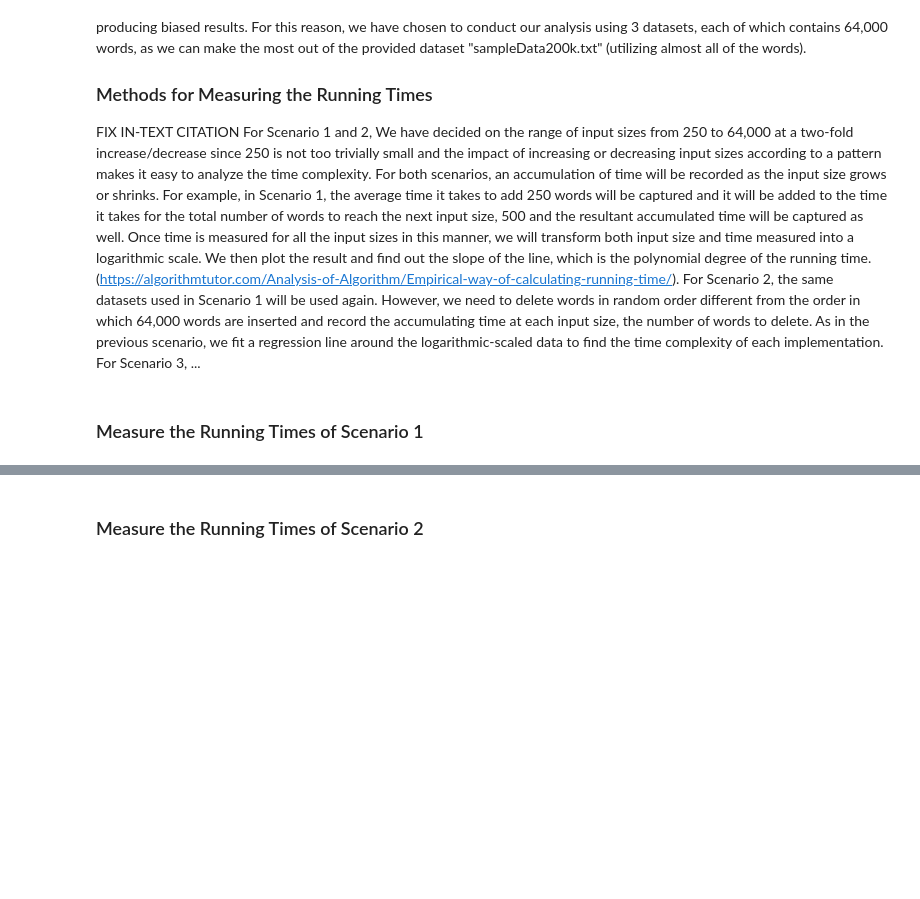
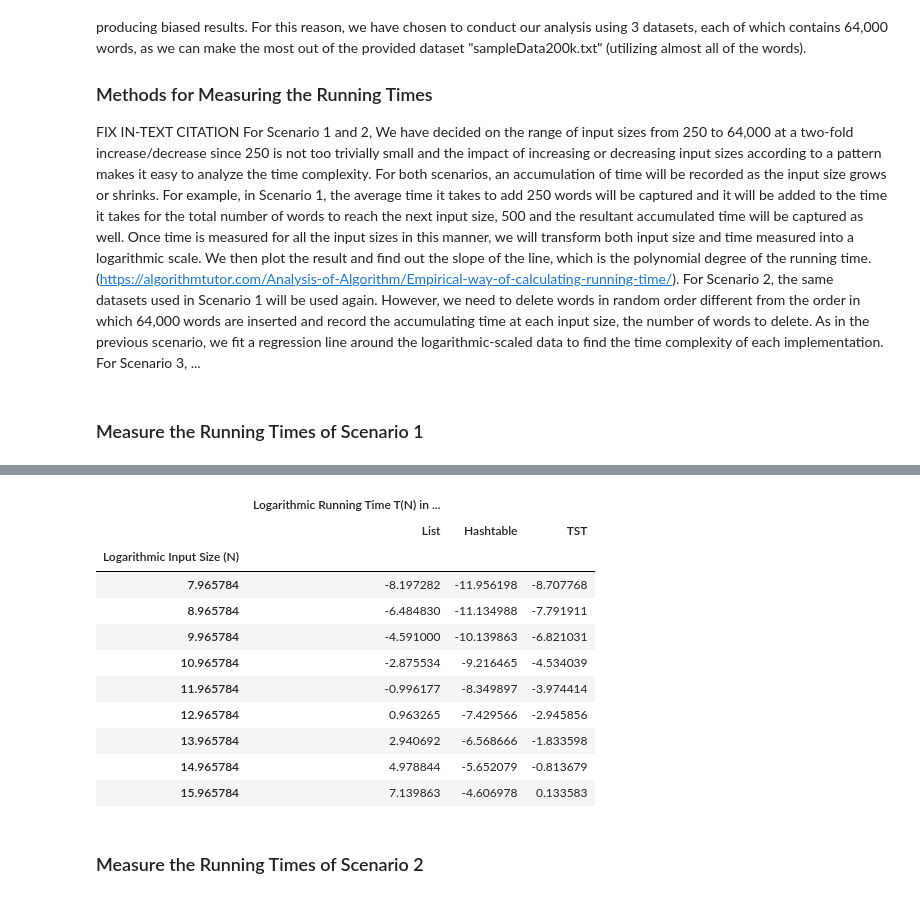
Before and after one commit to hooniez/aa_assignment_1, a Jupyter notebook: assignment1.ipynb, the cells around one changed output, grey strips where cells are left out. Saved outputs shown, nothing was run; the diff lists cells and outputs as text; code cells hidden in the pictures; blank space fills up the shorter version.

```diff
--- a/assignment1.ipynb
+++ b/assignment1.ipynb
@@ -739,3 +767,24 @@ plt.show()
+# %%
+import pandas as pd
+
+columns = pd.MultiIndex.from_product([['Logarithmic Running Time T(N) in second'], ['List', 'Hashtable', 'TST']])
+# pd.DataFrame({'Original Input Size(N)': input_sizes, columns: runtime_all})
+df_scenario1_original = pd.DataFrame(np.concatenate((np.log2(runtime_list)[:,np.newaxis], np.log2(runtime_hash)[:,np.newaxis], np.log2(runtime_tst)[:,np.newaxis]), axis=1), index=np.log2(input_sizes), columns=columns)
+df_scenario1_original.index.name = 'Logarithmic Input Size (N)'
+df_scenario1_original
+# %% [output]
+|  | Logarithmic Running Time T(N) in ... |  |  |
+|  | List | Hashtable | TST |
+| Logarithmic Input Size (N) |  |  |  |
+| 7.965784 | -8.197282 | -11.956198 | -8.707768 |
+| 8.965784 | -6.484830 | -11.134988 | -7.791911 |
+| 9.965784 | -4.591000 | -10.139863 | -6.821031 |
+| 10.965784 | -2.875534 | -9.216465 | -4.534039 |
+| 11.965784 | -0.996177 | -8.349897 | -3.974414 |
+| 12.965784 | 0.963265 | -7.429566 | -2.945856 |
+| 13.965784 | 2.940692 | -6.568666 | -1.833598 |
+| 14.965784 | 4.978844 | -5.652079 | -0.813679 |
+| 15.965784 | 7.139863 | -4.606978 | 0.133583 |
 # %% [markdown]
 ### Measure the Running Times of Scenario 2
 # %%
```
Also changed, not shown: parts of 14 cells of this notebook, 2 other files.
